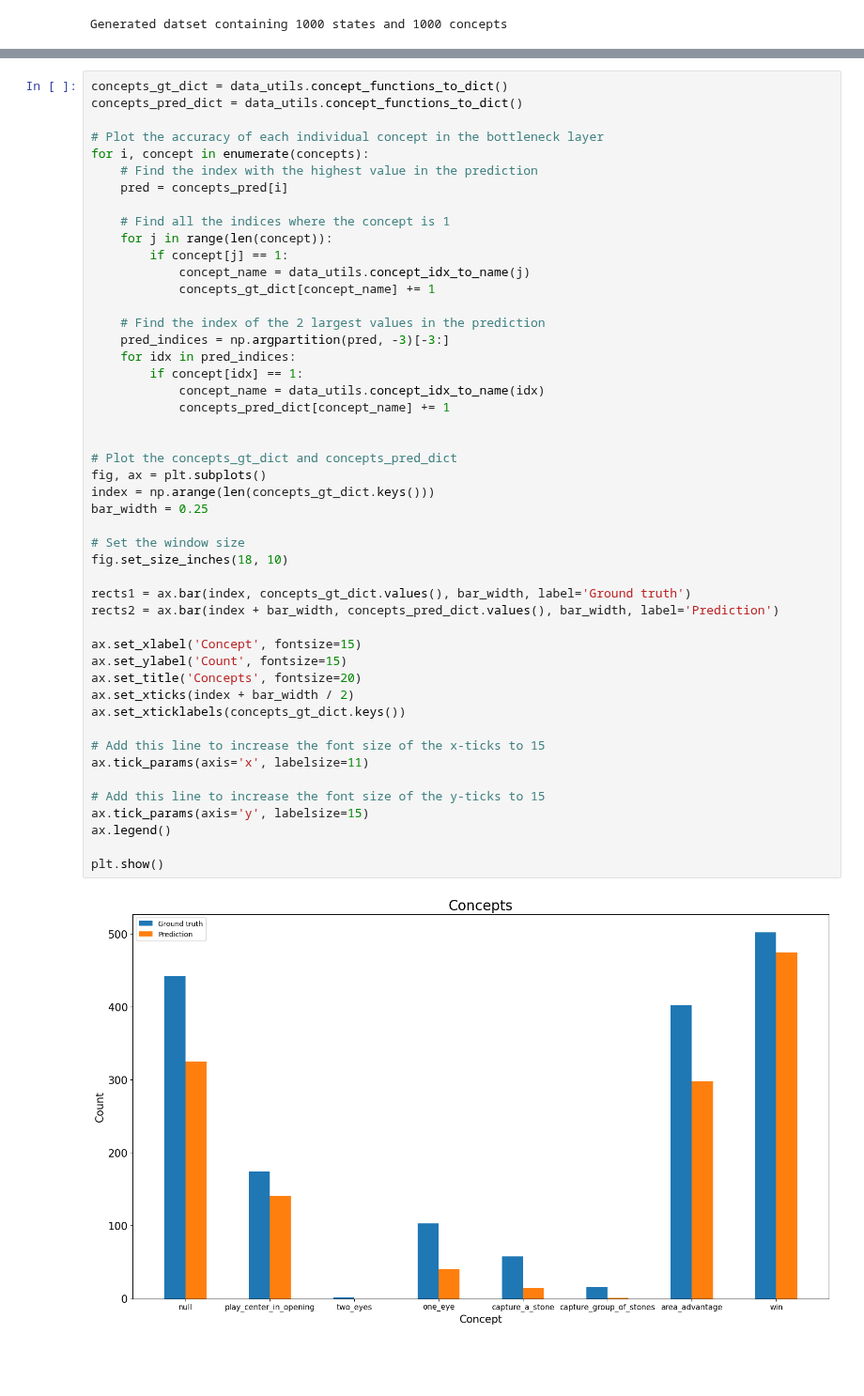
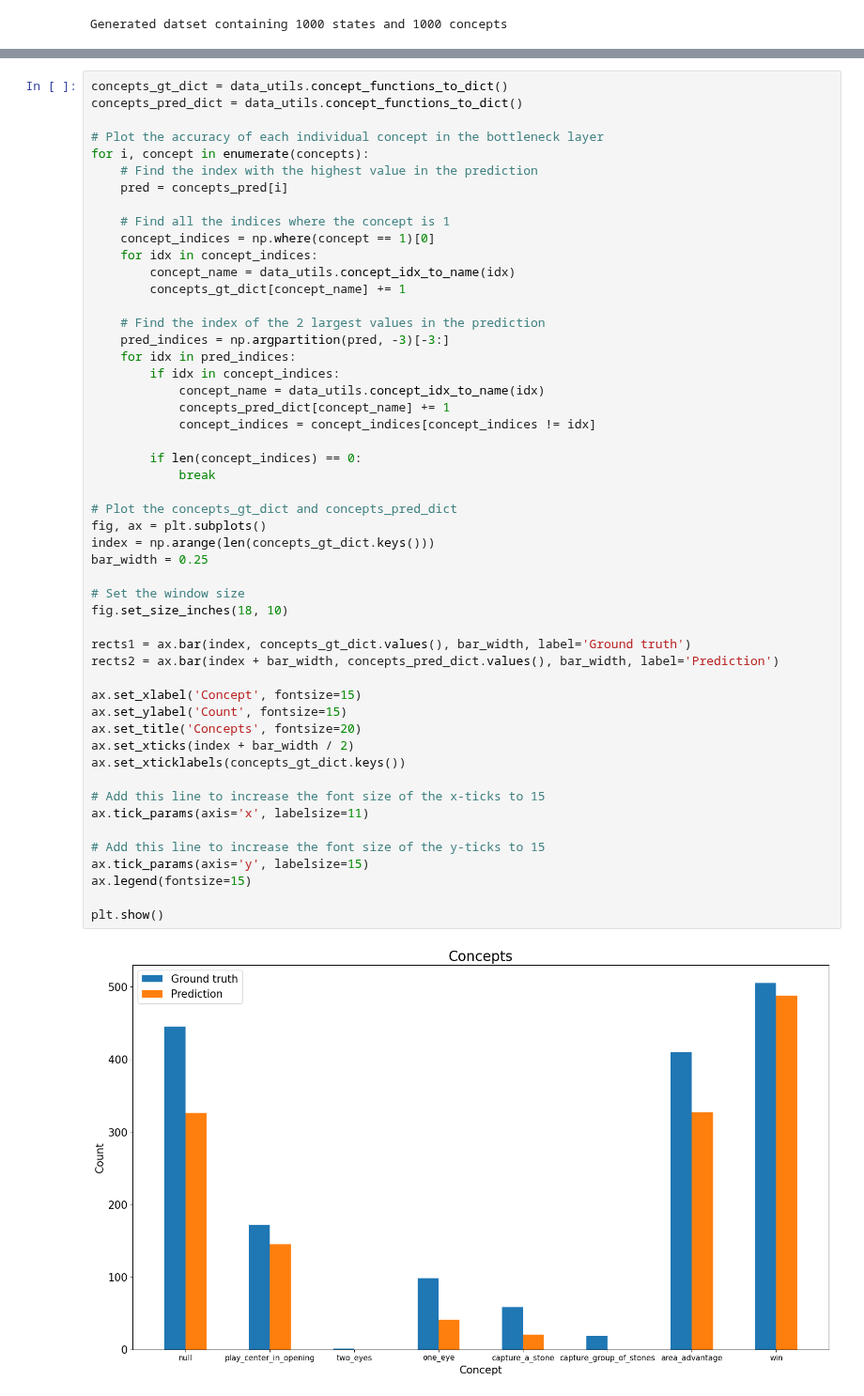
Before and after one commit to erikssommer/xai-concept-methods-drl, a Jupyter notebook: notebooks/concept_bottleneck_model.ipynb, the cells around one changed output, grey strips where cells are left out. Shown at 94% size. Drawn from its saved outputs; the diff is of its cells as text; blank space fills up the shorter version.

Commit message:
Improving plot

```diff
--- a/notebooks/concept_bottleneck_model.ipynb
+++ b/notebooks/concept_bottleneck_model.ipynb
@@ -63,43 +60,46 @@ for i, concept in enumerate(concepts):
     pred = concepts_pred[i]
 
     # Find all the indices where the concept is 1
-    for j in range(len(concept)):
-        if concept[j] == 1:
-            concept_name = data_utils.concept_idx_to_name(j)
-            concepts_gt_dict[concept_name] += 1
+    concept_indices = np.where(concept == 1)[0]
+    for idx in concept_indices:
+        concept_name = data_utils.concept_idx_to_name(idx)
+        concepts_gt_dict[concept_name] += 1
 
     # Find the index of the 2 largest values in the prediction
     pred_indices = np.argpartition(pred, -3)[-3:]
     for idx in pred_indices:
-        if concept[idx] == 1:
+        if idx in concept_indices:
             concept_name = data_utils.concept_idx_to_name(idx)
             concepts_pred_dict[concept_name] += 1
+            concept_indices = concept_indices[concept_indices != idx]
 
+        if len(concept_indices) == 0:
+            break
 
 # Plot the concepts_gt_dict and concepts_pred_dict
 fig, ax = plt.subplots()
 index = np.arange(len(concepts_gt_dict.keys()))
 bar_width = 0.25
 
 # Set the window size
 fig.set_size_inches(18, 10)
 
 rects1 = ax.bar(index, concepts_gt_dict.values(), bar_width, label='Ground truth')
 rects2 = ax.bar(index + bar_width, concepts_pred_dict.values(), bar_width, label='Prediction')
 
 ax.set_xlabel('Concept', fontsize=15)
 ax.set_ylabel('Count', fontsize=15)
 ax.set_title('Concepts', fontsize=20)
 ax.set_xticks(index + bar_width / 2)
 ax.set_xticklabels(concepts_gt_dict.keys())
 
 # Add this line to increase the font size of the x-ticks to 15
 ax.tick_params(axis='x', labelsize=11)
 
 # Add this line to increase the font size of the y-ticks to 15
 ax.tick_params(axis='y', labelsize=15)
-ax.legend()
+ax.legend(fontsize=15)
 
 plt.show()
 # %% [output]
-[figure, old version]
+[figure, new version]
```
Also changed, not shown: parts of 2 cells of this notebook.
